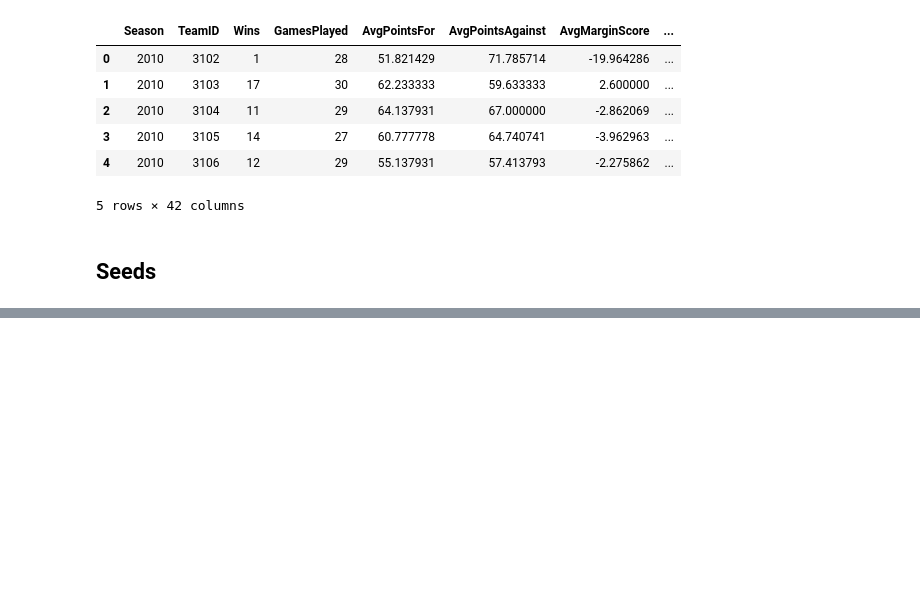
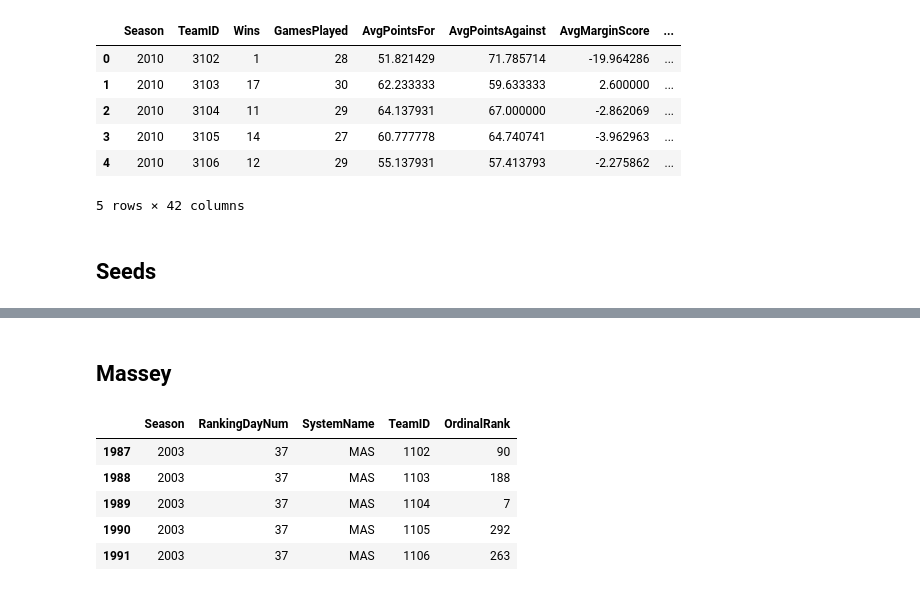
Before and after one commit to Barderus/MarchMadness-Kaggle, a Jupyter notebook: notebooks/EDA.ipynb, the cells around one changed output, grey strips where cells are left out. Saved outputs shown, nothing was run; the diff lists cells and outputs as text; code cells hidden in the pictures; blank space fills up the shorter version.

Commit message:
- Added seeds and massey ranking - Check data integrity - Export the dataset

```diff
--- a/notebooks/EDA.ipynb
+++ b/notebooks/EDA.ipynb
@@ -639,0 +692,14 @@ team_features_women.head()
+# %% [markdown]
+## Massey
+# %%
+m_massey = pd.read_csv("../data/MMasseyOrdinals.csv")
+# %%
+massey_men = m_massey[m_massey["SystemName"] == "MAS"].copy()
+massey_men.head()
+# %% [output]
+|  | Season | RankingDayNum | SystemName | TeamID | OrdinalRank |
+| 1987 | 2003 | 37 | MAS | 1102 | 90 |
+| 1988 | 2003 | 37 | MAS | 1103 | 188 |
+| 1989 | 2003 | 37 | MAS | 1104 | 7 |
+| 1990 | 2003 | 37 | MAS | 1105 | 292 |
+| 1991 | 2003 | 37 | MAS | 1106 | 263 |
```
Also changed, not shown: parts of 18 cells of this notebook.
